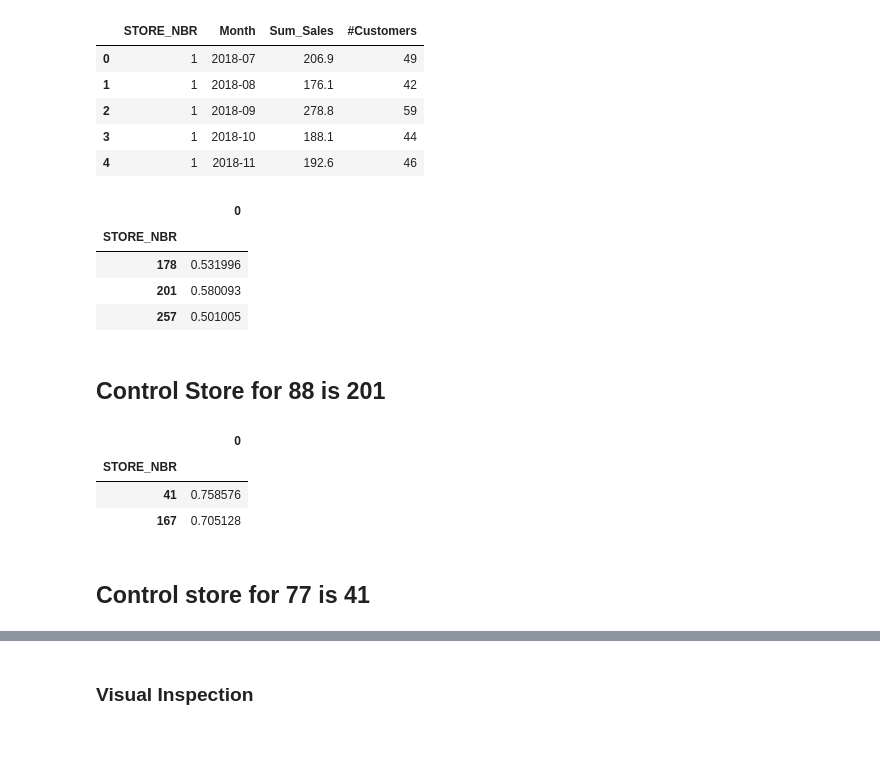
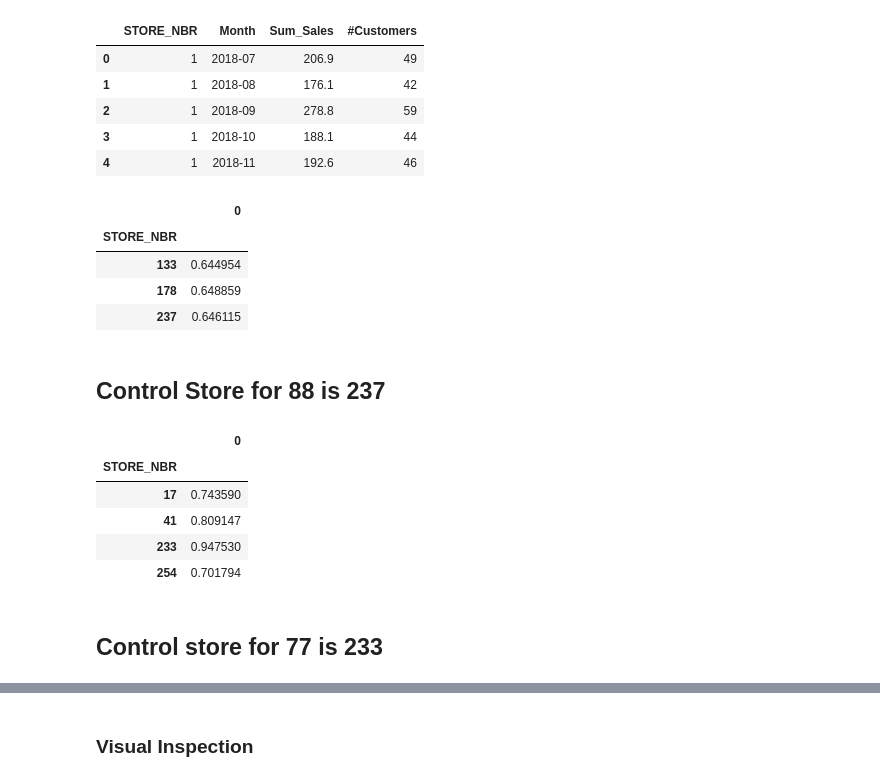
Before and after one commit to wisdomtooth546/Quantium, a Jupyter notebook: Task2.ipynb, the cells around one changed output, grey strips where cells are left out. Saved outputs shown, nothing was run; the diff lists cells and outputs as text; code cells hidden in the pictures; blank space fills up the shorter version.

```diff
--- a/Task2.ipynb
+++ b/Task2.ipynb
@@ -15,9 +16,11 @@ data.head()
 | 2 | 1003 | 2019-03-07 | 1 | 3 | 52 | Grain Waves Sour Cream&Chives 210G | 1 | 3.6 | 210 | ... |
 | 3 | 1003 | 2019-03-08 | 1 | 4 | 106 | Natural ChipCo Hony Soy Chckn175g | 1 | 3.0 | 175 | ... |
 | 4 | 1004 | 2018-11-02 | 1 | 5 | 96 | WW Original Stacked Chips 160g | 1 | 1.9 | 160 | ... |
+# %%
+Pre_trial_data = data[data.Month<'2019-02']
 # %%
 #Aggregate to daily sum
-Monthly_aggregate = data.groupby(['STORE_NBR', 'Month']).aggregate({'TOT_SALES' : 'sum',
+Monthly_aggregate = Pre_trial_data.groupby(['STORE_NBR', 'Month']).aggregate({'TOT_SALES' : 'sum',
                                                    'LYLTY_CARD_NBR' : 'nunique'})
 Monthly_aggregate.rename(columns= {'LYLTY_CARD_NBR': '#Customers',
                                                    'TOT_SALES' : 'Sum_Sales'}, inplace= True)
@@ -84,24 +87,24 @@ def identify_control_stores(Sales_Euclid_eval, Sales_corr, trial_store, Customer
     Customer_Eucli_distances = pd.DataFrame.from_dict(Cust_distances, orient='index')
     Scaled_Cust_Eucli = (Customer_Eucli_distances - np.min(Customer_Eucli_distances))/(np.max(Customer_Eucli_distances) - np.min(Customer_Eucli_distances))
 
-    Combined_sales = Trial_store_sales_corr.drop(index=trial_store)*(1-Scaled_Sales_Eucli[0])
-    Combined_customers = Trial_store_cust_corr.drop(index=trial_store)*(1-Scaled_Cust_Eucli[0])
+    Combined_corr = Trial_store_sales_corr.drop(index=trial_store)*Trial_store_cust_corr.drop(index=trial_store)
+    Combined_Eucli = (1-Scaled_Sales_Eucli[0])*(1-Scaled_Cust_Eucli[0])
 
-    Combined_metric = (0.5 * Combined_sales + 0.5 * Combined_customers)
+    Combined_metric = (0.5 * Combined_corr + 0.5 * Combined_Eucli)
     Final_data = pd.DataFrame(Combined_metric, index=Trial_store_sales_corr.drop(index=trial_store).index)
     return Final_data
 # %%
 control_stores_88 = identify_control_stores(Sales_Euclid_eval, Sales_corr, 88, Customer_Euclid_eval, Customer_corr)
 # %%
-control_stores_88.loc[control_stores_88[0]>0.5]
+control_stores_88.loc[control_stores_88[0]>0.6]
 # %% [output]
 |  | 0 |
 | STORE_NBR |  |
-| 178 | 0.531996 |
-| 201 | 0.580093 |
-| 257 | 0.501005 |
+| 133 | 0.644954 |
+| 178 | 0.648859 |
+| 237 | 0.646115 |
 # %% [markdown]
-<h2> Control Store for 88 is 201 </h2>
+<h2> Control Store for 88 is 237 </h2>
 # %%
 control_stores_77 = identify_control_stores(Sales_Euclid_eval, Sales_corr, 77, Customer_Euclid_eval, Customer_corr)
 # %%
@@ -109,10 +112,12 @@ control_stores_77.loc[control_stores_77[0]>0.7]
 # %% [output]
 |  | 0 |
 | STORE_NBR |  |
-| 41 | 0.758576 |
-| 167 | 0.705128 |
+| 17 | 0.743590 |
+| 41 | 0.809147 |
+| 233 | 0.947530 |
+| 254 | 0.701794 |
 # %% [markdown]
-<h2> Control store for 77 is 41</h2>
+<h2> Control store for 77 is 233</h2>
 # %%
 control_stores_86 = identify_control_stores(Sales_Euclid_eval, Sales_corr, 86, Customer_Euclid_eval, Customer_corr)
 # %%
```
Also changed, not shown: parts of 30 cells of this notebook.
